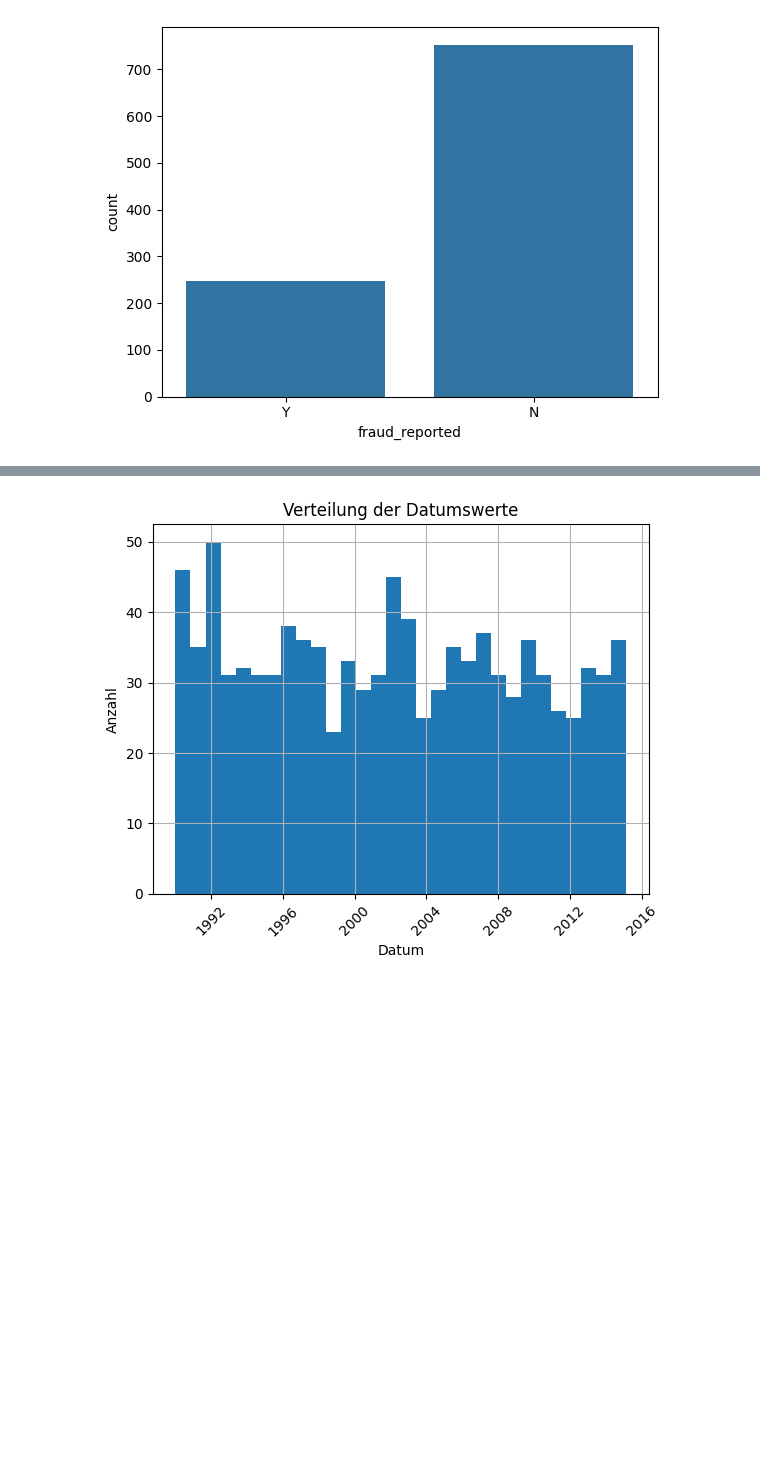
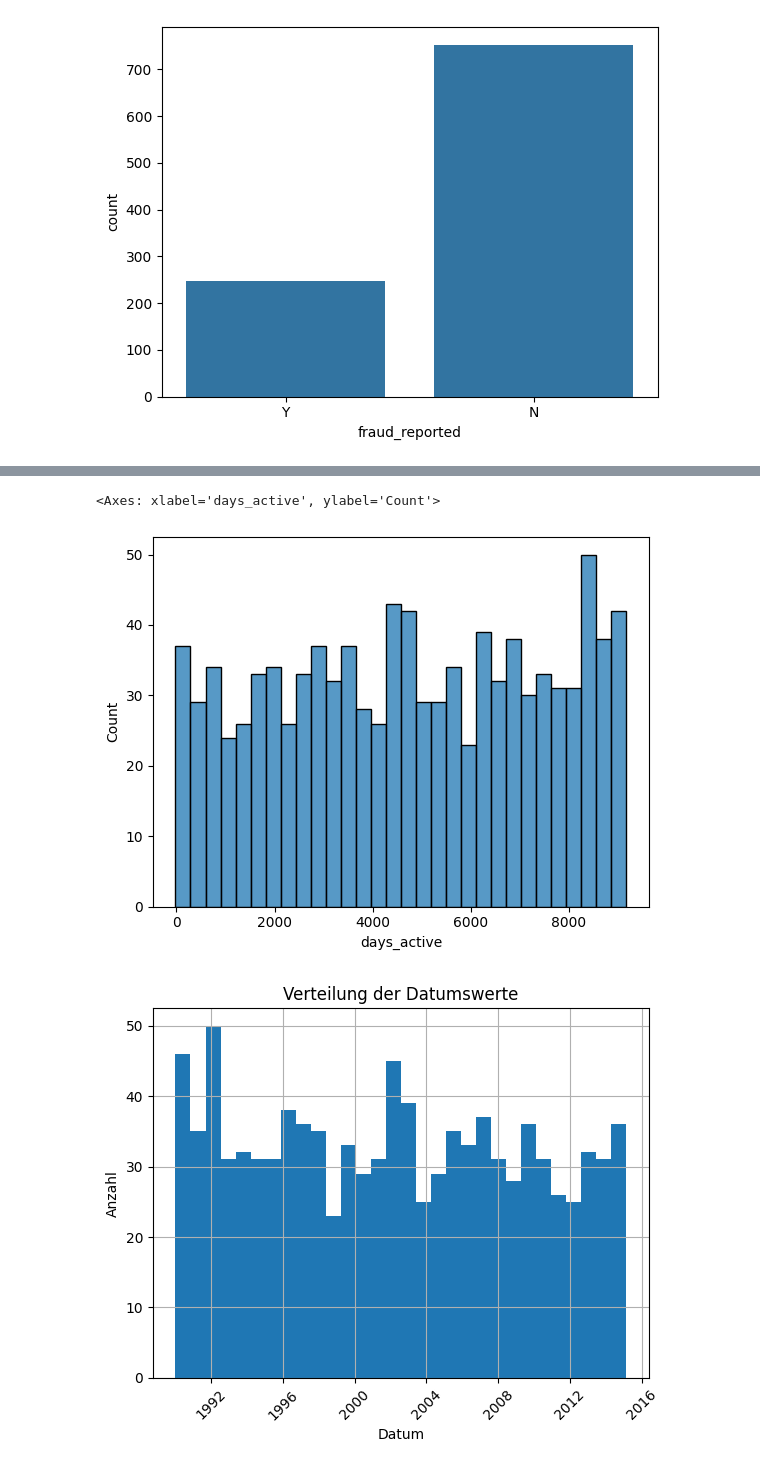
Before and after one commit to ahmeddaknou/Insurance-Fraud-Detection, a Jupyter notebook: notebooks/01_exploration.ipynb, the cells around one changed output, grey strips where cells are left out. Drawn from its saved outputs; the diff is of its cells as text; code cells hidden in the pictures; blank space fills up the shorter version.

```diff
--- a/notebooks/01_exploration.ipynb
+++ b/notebooks/01_exploration.ipynb
@@ -126,3 +134,11 @@ print(datetime_cols)
+# %%
+# Time between Policy start and incident
+df['policy_bind_date'] = pd.to_datetime(df['policy_bind_date'])
+df['days_active'] = (df['incident_date'] - df['policy_bind_date']).dt.days
+sns.histplot(df['days_active'], bins=30)
+# %% [output]
+<Axes: xlabel='days_active', ylabel='Count'>
+[figure, added]
 # %%
 # Distribution of the date
 
```
Also changed, not shown: parts of 27 cells of this notebook, 3 other files.
